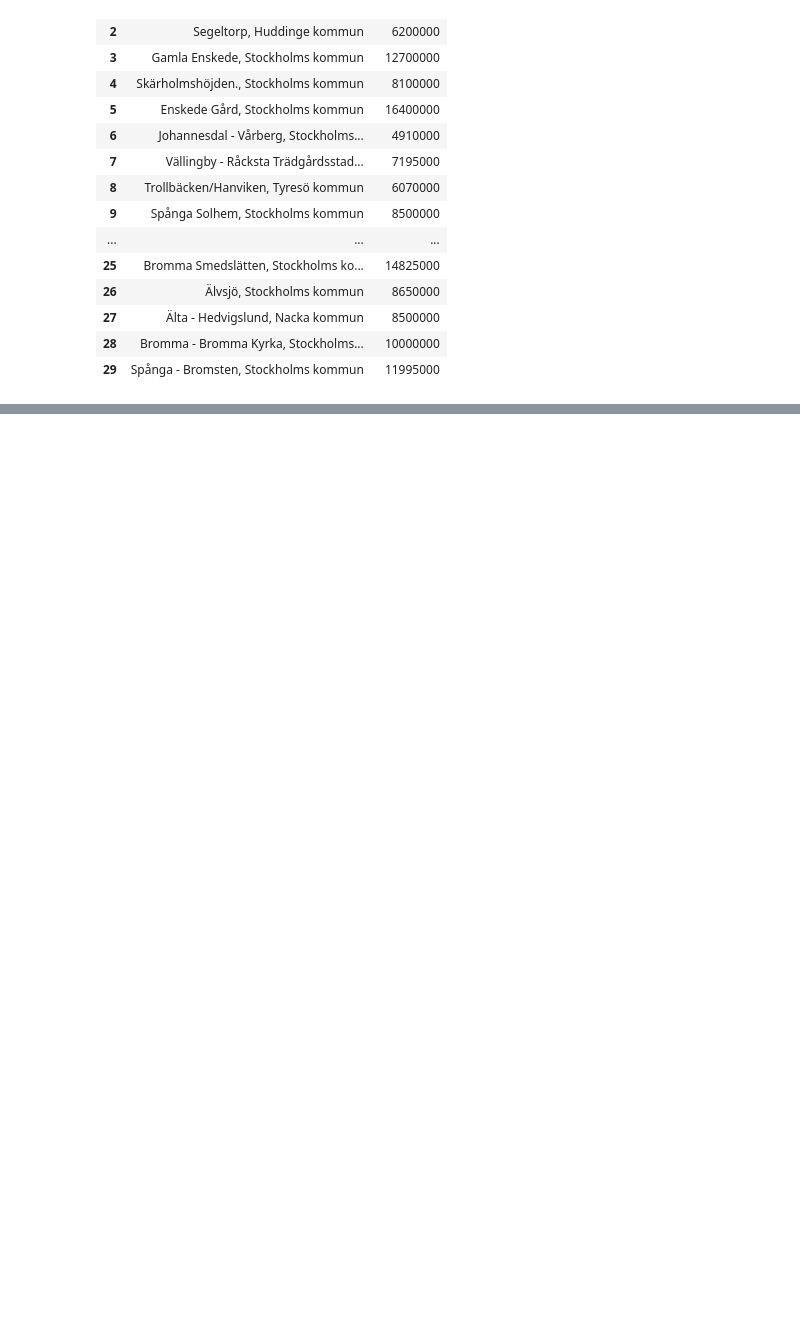
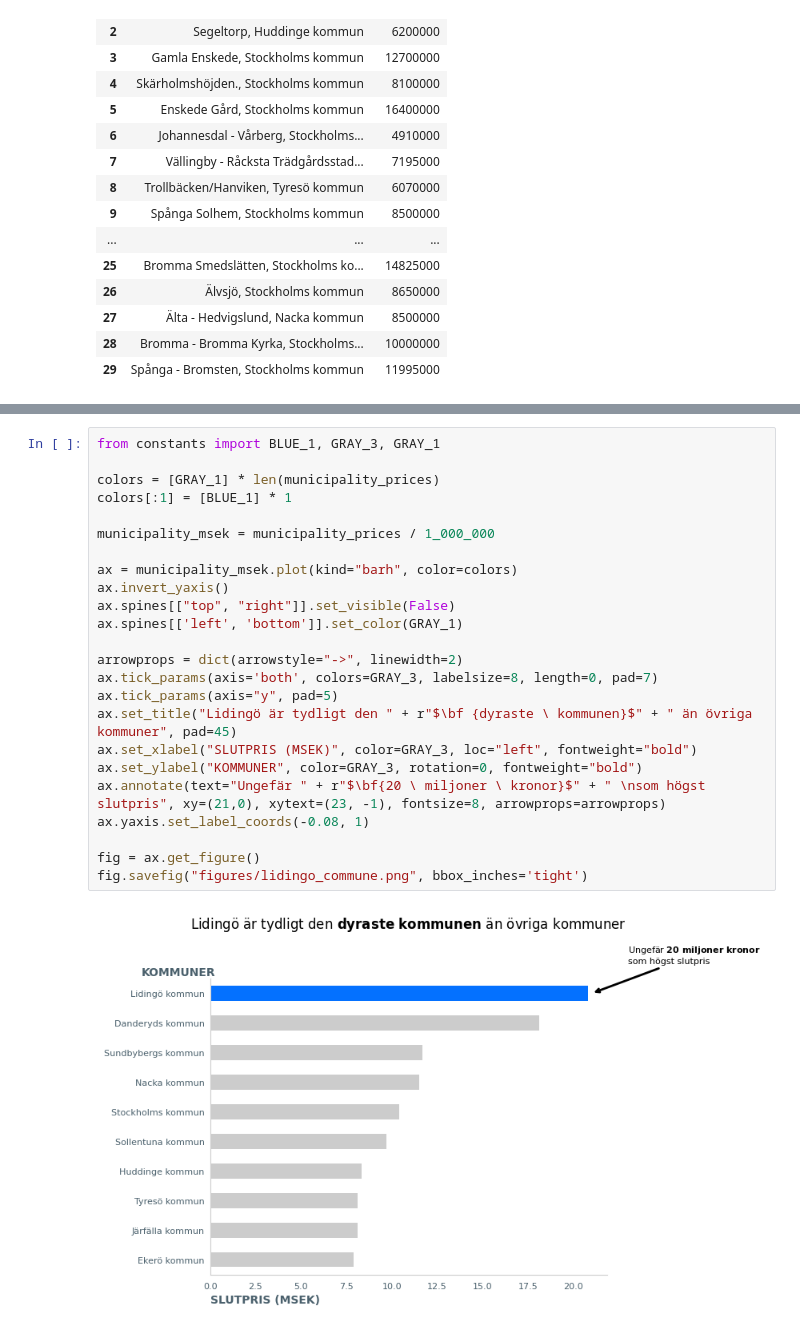
Before and after one commit to AndresTrujillo1811-bit/data-pipeline-for-ml_examensarbete, a Jupyter notebook: storytelling_house_price/storytelling.ipynb, the cells around one changed output, grey strips where cells are left out. Saved outputs shown, nothing was run; the diff lists cells and outputs as text; blank space fills up the shorter version.

```diff
--- a/storytelling_house_price/storytelling.ipynb
+++ b/storytelling_house_price/storytelling.ipynb
@@ -90,0 +138,26 @@ commune_prices.head(30)
+# %%
+from constants import BLUE_1, GRAY_3, GRAY_1
+
+colors = [GRAY_1] * len(municipality_prices)
+colors[:1] = [BLUE_1] * 1
+
+municipality_msek = municipality_prices / 1_000_000
+
+ax = municipality_msek.plot(kind="barh", color=colors)
+ax.invert_yaxis()
+ax.spines[["top", "right"]].set_visible(False)
+ax.spines[['left', 'bottom']].set_color(GRAY_1)
+
+arrowprops = dict(arrowstyle="->", linewidth=2)
+ax.tick_params(axis='both', colors=GRAY_3, labelsize=8, length=0, pad=7)
+ax.tick_params(axis="y", pad=5)
+ax.set_title("Lidingö är tydligt den " + r"$\bf {dyraste \ kommunen}$" + " än övriga kommuner", pad=45)
+ax.set_xlabel("SLUTPRIS (MSEK)", color=GRAY_3, loc="left", fontweight="bold")
+ax.set_ylabel("KOMMUNER", color=GRAY_3, rotation=0, fontweight="bold")
+ax.annotate(text="Ungefär " + r"$\bf{20 \ miljoner \ kronor}$" + " \nsom högst slutpris", xy=(21,0), xytext=(23, -1), fontsize=8, arrowprops=arrowprops)
+ax.yaxis.set_label_coords(-0.08, 1)
+
+fig = ax.get_figure()
+fig.savefig("figures/lidingo_commune.png", bbox_inches='tight')
+# %% [output]
+[figure, added]
```
Also changed, not shown: parts of 4 cells of this notebook, 6 other files.
